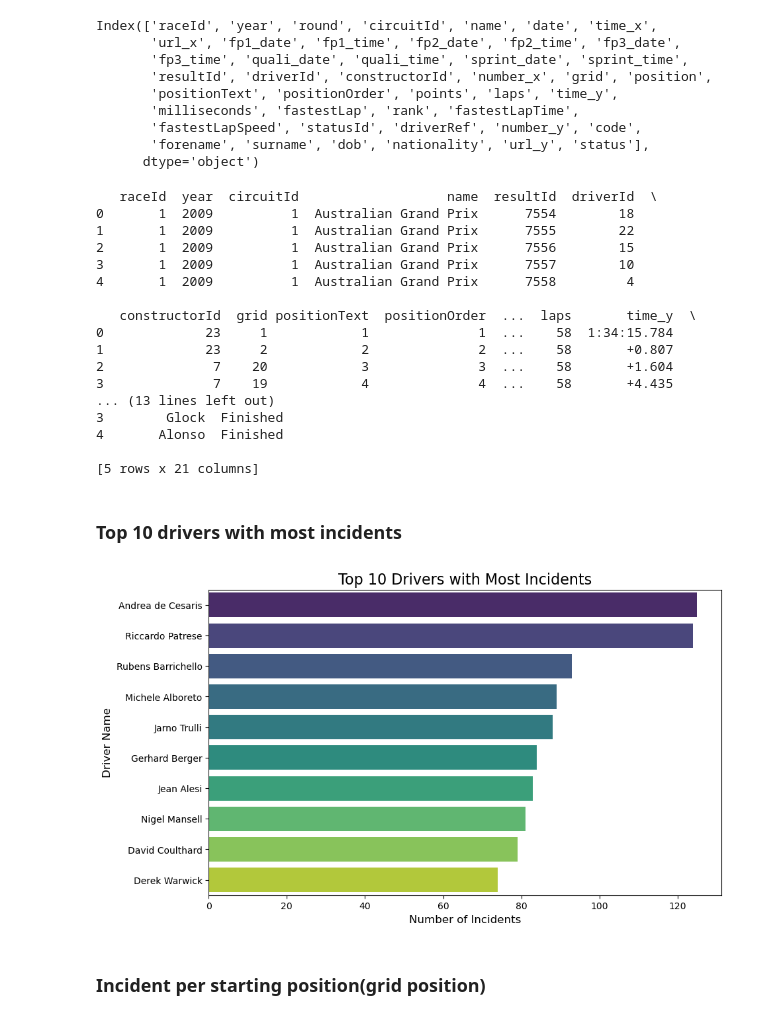
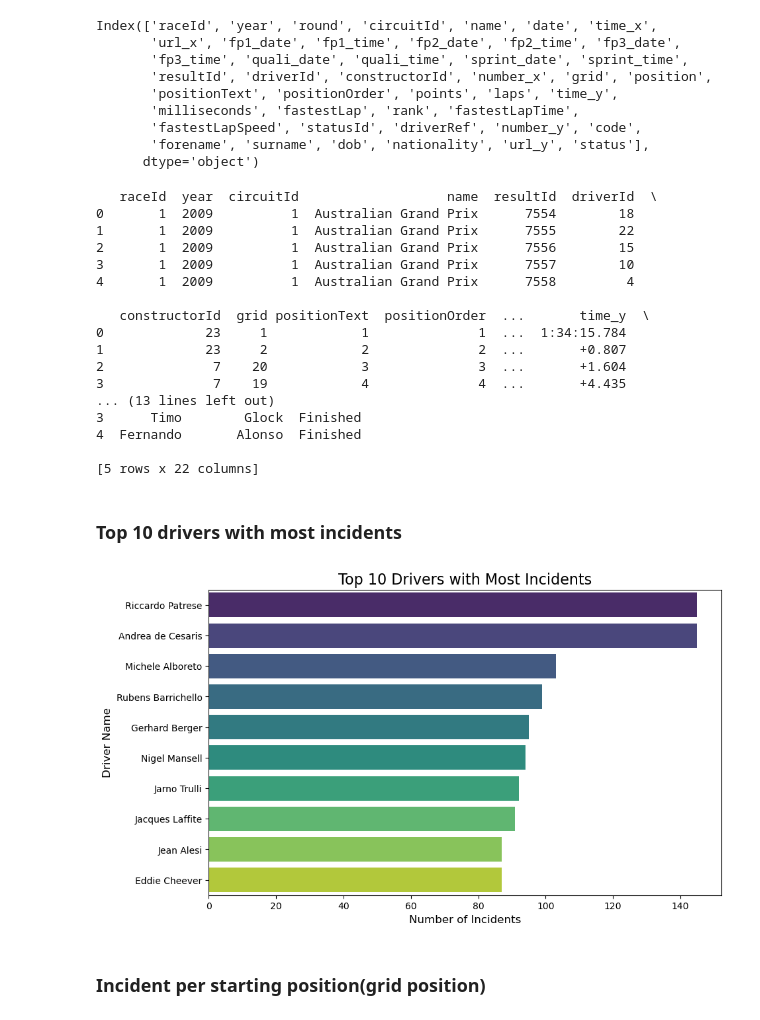
Before and after one commit to mitkonikov/f1, a Jupyter notebook: analysis_h1.ipynb, the cells around one changed output. Drawn from its saved outputs; the diff is of its cells as text; code cells hidden in the pictures.

```diff
--- a/analysis_h1.ipynb
+++ b/analysis_h1.ipynb
@@ -178,17 +152,17 @@ Index(['raceId', 'year', 'round', 'circuitId', 'name', 'date', 'time_x',
        'forename', 'surname', 'dob', 'nationality', 'url_y', 'status'],
       dtype='object')
 # %%
-# Odabrati samo potrebne stupce
+# Select only the necessary columns from the merged DataFrame
 columns_to_keep = ['raceId', 'year', 'circuitId', 'name',
                    'resultId', 'driverId', 'constructorId', 'grid',
-                   'positionText','positionOrder', 'points', 'laps', 'time_y',
+                   'positionText', 'positionOrder', 'points', 'laps', 'time_y','dob',
                    'milliseconds', 'fastestLap', 'fastestLapTime',
                    'fastestLapSpeed', 'statusId', 'forename', 'surname', 'status']
 
-# Filtriranje 'merged' DataFrame-a na samo željene stupce
+# Filter the 'merged' DataFrame to keep only the selected columns
 filtered_data = merged[columns_to_keep]
 
-# Provjeri rezultate
+# Display the first few rows of the filtered data to verify the result
 print(filtered_data.head())
 # %% [output]
    raceId  year  circuitId                   name  resultId  driverId  \
@@ -198,57 +172,71 @@ print(filtered_data.head())
 3       1  2009          1  Australian Grand Prix      7557        10
 4       1  2009          1  Australian Grand Prix      7558         4
 
-   constructorId  grid positionText  positionOrder  ...  laps       time_y  \
-0             23     1            1              1  ...    58  1:34:15.784
-1             23     2            2              2  ...    58       +0.807
-2              7    20            3              3  ...    58       +1.604
-3              7    19            4              4  ...    58       +4.435
+   constructorId  grid positionText  positionOrder  ...       time_y  \
+0             23     1            1              1  ...  1:34:15.784
+1             23     2            2              2  ...       +0.807
+2              7    20            3              3  ...       +1.604
+3              7    19            4              4  ...       +4.435
 ... (13 lines left out)
-3        Glock  Finished
-4       Alonso  Finished
+3      Timo        Glock  Finished
+4  Fernando       Alonso  Finished
 
-[5 rows x 21 columns]
+[5 rows x 22 columns]
 # %% [markdown]
 ### Top 10 drivers with most incidents
 # %%
-incident_statuses = ['Accident', 'Collision', 'Retired', 'Spun off', 'Mechanical',
-                     'Tyre', 'Puncture', 'Engine', 'Gearbox', 'Transmission',
-                     'Clutch', 'Hydraulics', 'Electrical', 'Radiator', 'Suspension',
-                     'Brakes', 'Differential', 'Overheating', 'Driveshaft',
-                     'Fuel pressure', 'Front wing', 'Water pressure', 'Wheel',
-                     'Throttle', 'Steering', 'Broken wing', 'Heat shield fire',
-                     'Exhaust', 'Oil leak', 'Engine fire', 'Engine misfire',
-                     'Tyre puncture', 'Out of fuel', 'Wheel nut', 'Injured',
-                     'Safety concerns', 'Fatal accident', 'Collision damage', 'Damage']
+# List of incident statuses to filter the data
+incident_statuses = [
+    "Accident", "Collision", "Engine", "Gearbox", "Transmission", "Clutch",
+    "Hydraulics", "Electrical", "Spun off", "Radiator", "Suspension",
+    "Brakes", "Differential", "Overheating", "Mechanical", "Tyre",
+    "Driver Seat", "Puncture", "Driveshaft", "Retired", "Fuel pressure",
+    "Front wing", "Water pressure", "Refuelling", "Wheel", "Throttle",
+    "Steering", "Technical", "Electronics", "Broken wing",
+    "Heat shield fire", "Exhaust", "Oil leak", "Wheel rim", "Water leak",
+    "Fuel pump", "Track rod", "Oil pressure", "Engine fire",
+    "Engine misfire", "Tyre puncture", "Out of fuel", "Wheel nut",
+    "Not classified", "Pneumatics", "Handling", "Rear wing", "Fire",
+    "Wheel bearing", "Physical", "Fuel system", "Oil line",
+    "Fuel rig", "Launch control", "Injured", "Fuel", "Power loss",
+    "Vibrations", "Drivetrain", "Ignition", "Chassis", "Battery",
+    "Stalled", "Halfshaft", "Crankshaft", "Safety concerns",
+    "Alternator", "Underweight", "Safety belt", "Oil pump",
+    "Fuel leak", "Excluded", "Injection", "Distributor", "Driver unwell",
+    "Turbo", "CV joint", "Water pump", "Fatal accident", "Spark plugs",
+    "Fuel pipe", "Eye injury", "Oil pipe", "Axle", "Water pipe",
+    "Supercharger", "Collision damage", "Power Unit", "ERS", "Brake duct",
+    "Seat", "Damage", "Debris", "Illness", "Undertray", "Cooling system"
+]
 
-# Filtriranje podataka samo za incidente
+# Filter the data to only include incidents from the list of statuses
 incidents = filtered_data[filtered_data['status'].isin(incident_statuses)]
 
-# Brojanje incidenata po vozaču
+# Count the number of incidents per driver by driverId
 incidents_per_driver = incidents['driverId'].value_counts()
 
-# Kreiranje novog stupca s imenom i prezimenom vozača
+# Create a new column with the full name of the driver (forename and surname)
 incidents_with_names = incidents['forename'] + ' ' + incidents['surname']
 
-# Brojanje incidenata po imenu vozača
+# Count the number of incidents by driver's full name
 incidents_per_driver_name = incidents_with_names.value_counts()
 
-# Prikazivanje top 10 vozača s najviše incidenata
+# Display the top 10 drivers with the most incidents
 top_10_incidents = incidents_per_driver_name.head(10)
 
-# Kreiranje horizontalnog bar grafa bez upozorenja
+# Create a horizontal bar chart for the top 10 drivers with the most incidents
 plt.figure(figsize=(10, 6))
 sns.barplot(x=top_10_incidents.values, y=top_10_incidents.index, palette='viridis', hue=top_10_incidents.index, legend=False)
 
-# Dodavanje naslova i oznaka osi
+# Add a title and axis labels to the plot
 plt.title('Top 10 Drivers with Most Incidents', fontsize=16)
 plt.xlabel('Number of Incidents', fontsize=12)
 plt.ylabel('Driver Name', fontsize=12)
 
-# Prikazivanje grafa
+# Display the plot
 plt.show()
 # %% [output]
-[figure, old version]
+[figure, new version]
 # %% [markdown]
 ### Incident per starting position(grid position)
 # %%
```
Also changed, not shown: parts of 57 cells of this notebook.
